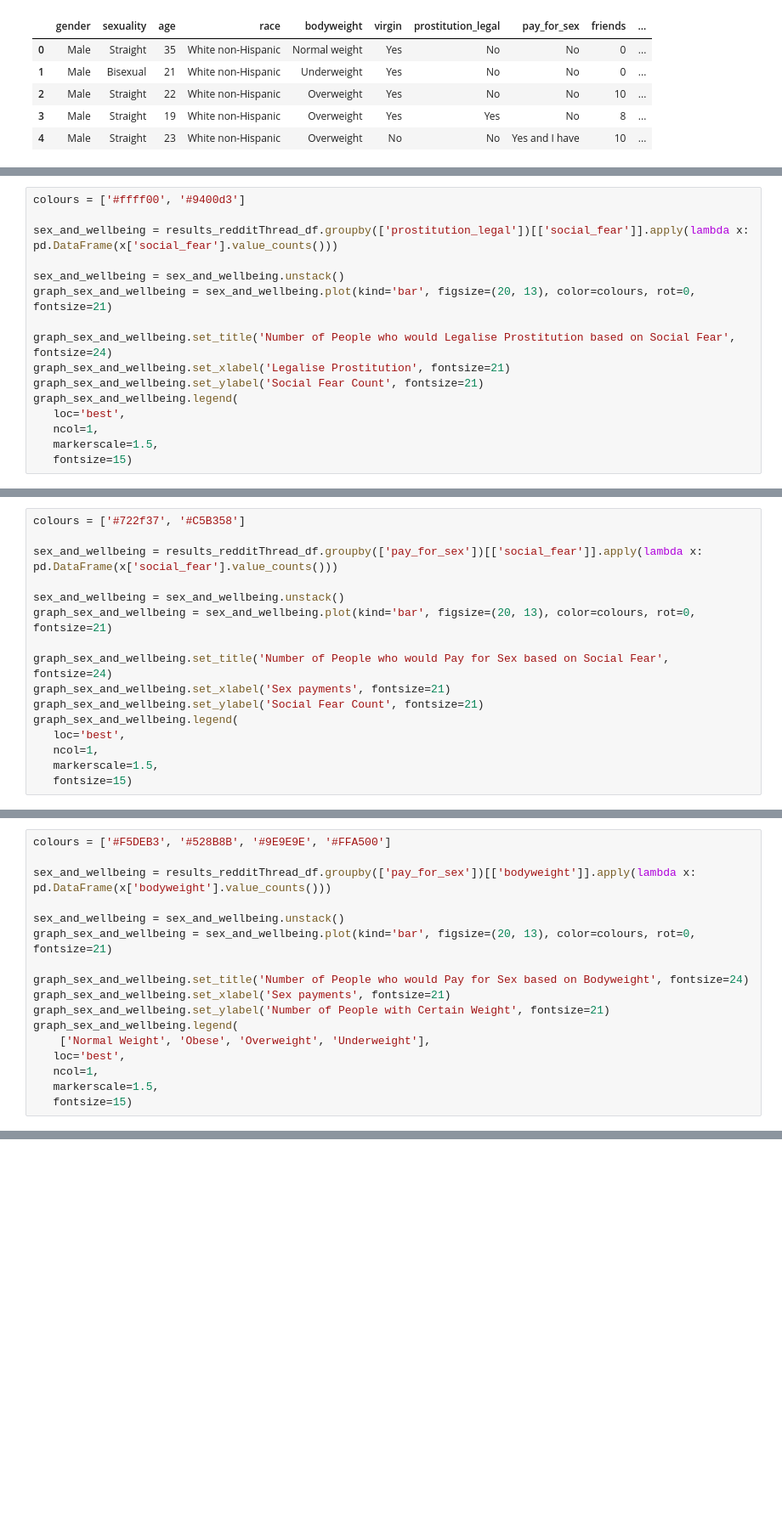
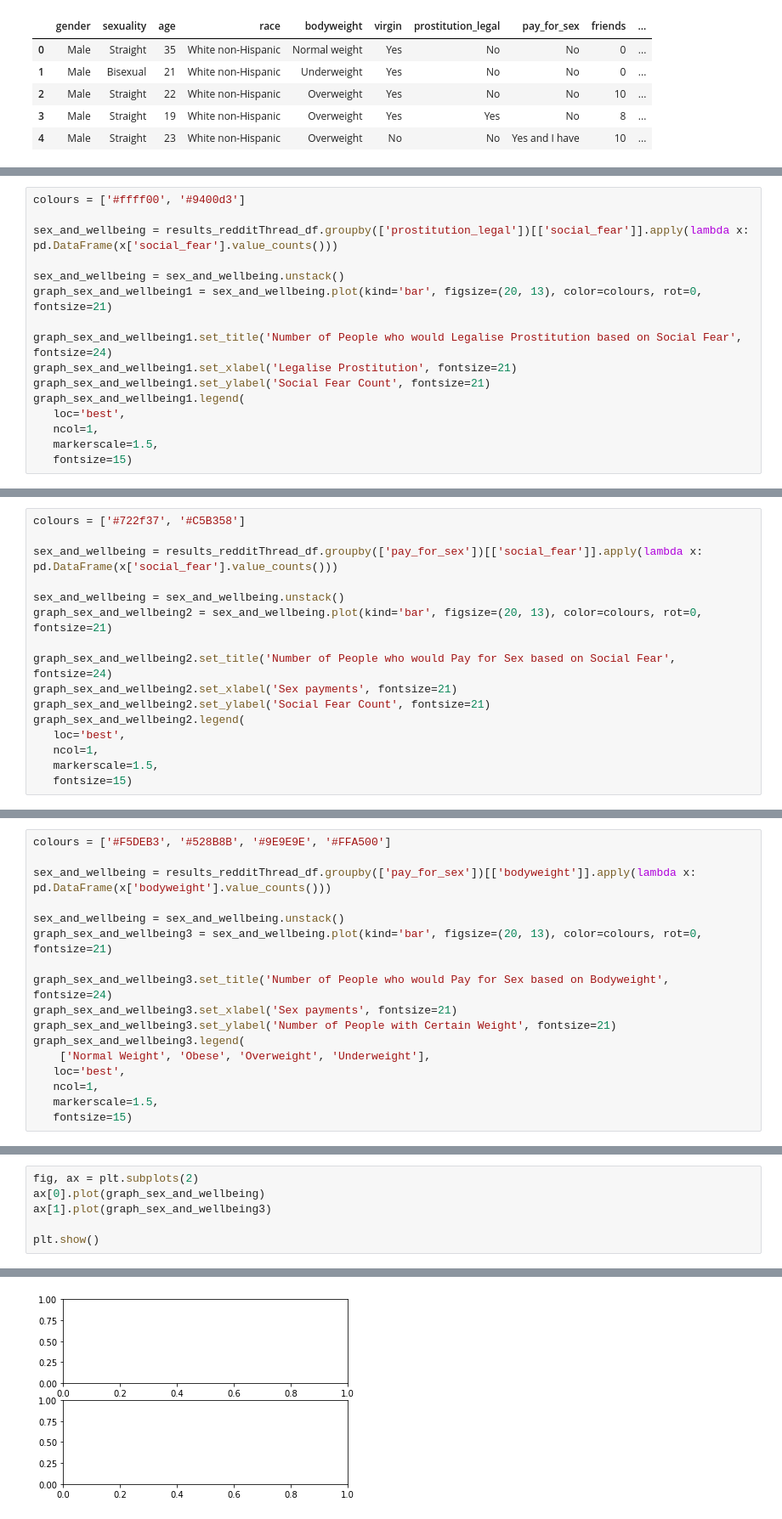
Before and after one commit to crushdig/Data-Science-In-Practice-Project, a Jupyter notebook: LB_project/notebooks/results/200_RQ2.ipynb, the cells around one changed output, grey strips where cells are left out. Shown at 85% size. Drawn from its saved outputs; the diff is of its cells as text; blank space fills up the shorter version.

```diff
--- a/LB_project/notebooks/results/200_RQ2.ipynb
+++ b/LB_project/notebooks/results/200_RQ2.ipynb
@@ -42,12 +42,12 @@ colours = ['#ffff00', '#9400d3']
 sex_and_wellbeing = results_redditThread_df.groupby(['prostitution_legal'])[['social_fear']].apply(lambda x: pd.DataFrame(x['social_fear'].value_counts()))
 
 sex_and_wellbeing = sex_and_wellbeing.unstack()
-graph_sex_and_wellbeing = sex_and_wellbeing.plot(kind='bar', figsize=(20, 13), color=colours, rot=0, fontsize=21)
+graph_sex_and_wellbeing1 = sex_and_wellbeing.plot(kind='bar', figsize=(20, 13), color=colours, rot=0, fontsize=21)
 
-graph_sex_and_wellbeing.set_title('Number of People who would Legalise Prostitution based on Social Fear', fontsize=24)
-graph_sex_and_wellbeing.set_xlabel('Legalise Prostitution', fontsize=21)
-graph_sex_and_wellbeing.set_ylabel('Social Fear Count', fontsize=21)
-graph_sex_and_wellbeing.legend(
+graph_sex_and_wellbeing1.set_title('Number of People who would Legalise Prostitution based on Social Fear', fontsize=24)
+graph_sex_and_wellbeing1.set_xlabel('Legalise Prostitution', fontsize=21)
+graph_sex_and_wellbeing1.set_ylabel('Social Fear Count', fontsize=21)
+graph_sex_and_wellbeing1.legend(
    loc='best',
    ncol=1,
    markerscale=1.5,
@@ -61,12 +61,12 @@ colours = ['#722f37', '#C5B358']
 sex_and_wellbeing = results_redditThread_df.groupby(['pay_for_sex'])[['social_fear']].apply(lambda x: pd.DataFrame(x['social_fear'].value_counts()))
 
 sex_and_wellbeing = sex_and_wellbeing.unstack()
-graph_sex_and_wellbeing = sex_and_wellbeing.plot(kind='bar', figsize=(20, 13), color=colours, rot=0, fontsize=21)
+graph_sex_and_wellbeing2 = sex_and_wellbeing.plot(kind='bar', figsize=(20, 13), color=colours, rot=0, fontsize=21)
 
-graph_sex_and_wellbeing.set_title('Number of People who would Pay for Sex based on Social Fear', fontsize=24)
-graph_sex_and_wellbeing.set_xlabel('Sex payments', fontsize=21)
-graph_sex_and_wellbeing.set_ylabel('Social Fear Count', fontsize=21)
-graph_sex_and_wellbeing.legend(
+graph_sex_and_wellbeing2.set_title('Number of People who would Pay for Sex based on Social Fear', fontsize=24)
+graph_sex_and_wellbeing2.set_xlabel('Sex payments', fontsize=21)
+graph_sex_and_wellbeing2.set_ylabel('Social Fear Count', fontsize=21)
+graph_sex_and_wellbeing2.legend(
    loc='best',
    ncol=1,
    markerscale=1.5,
@@ -80,12 +80,12 @@ colours = ['#F5DEB3', '#528B8B', '#9E9E9E', '#FFA500']
 sex_and_wellbeing = results_redditThread_df.groupby(['pay_for_sex'])[['bodyweight']].apply(lambda x: pd.DataFrame(x['bodyweight'].value_counts()))
 
 sex_and_wellbeing = sex_and_wellbeing.unstack()
-graph_sex_and_wellbeing = sex_and_wellbeing.plot(kind='bar', figsize=(20, 13), color=colours, rot=0, fontsize=21)
+graph_sex_and_wellbeing3 = sex_and_wellbeing.plot(kind='bar', figsize=(20, 13), color=colours, rot=0, fontsize=21)
 
-graph_sex_and_wellbeing.set_title('Number of People who would Pay for Sex based on Bodyweight', fontsize=24)
-graph_sex_and_wellbeing.set_xlabel('Sex payments', fontsize=21)
-graph_sex_and_wellbeing.set_ylabel('Number of People with Certain Weight', fontsize=21)
-graph_sex_and_wellbeing.legend(
+graph_sex_and_wellbeing3.set_title('Number of People who would Pay for Sex based on Bodyweight', fontsize=24)
+graph_sex_and_wellbeing3.set_xlabel('Sex payments', fontsize=21)
+graph_sex_and_wellbeing3.set_ylabel('Number of People with Certain Weight', fontsize=21)
+graph_sex_and_wellbeing3.legend(
     ['Normal Weight', 'Obese', 'Overweight', 'Underweight'],
    loc='best',
    ncol=1,
@@ -94,3 +94,10 @@ graph_sex_and_wellbeing.legend(
 # %% [output]
 <matplotlib.legend.Legend at 0x...>
 [figure]
+# %%
+fig, ax = plt.subplots(2)
+ax[0].plot(graph_sex_and_wellbeing)
+ax[1].plot(graph_sex_and_wellbeing3)
+
+plt.show()
+# %% [output]
@@ -96,0 +105 @@ graph_sex_and_wellbeing.legend(
+[figure, added]
```
Also changed, not shown: parts of 1 cell of this notebook.
